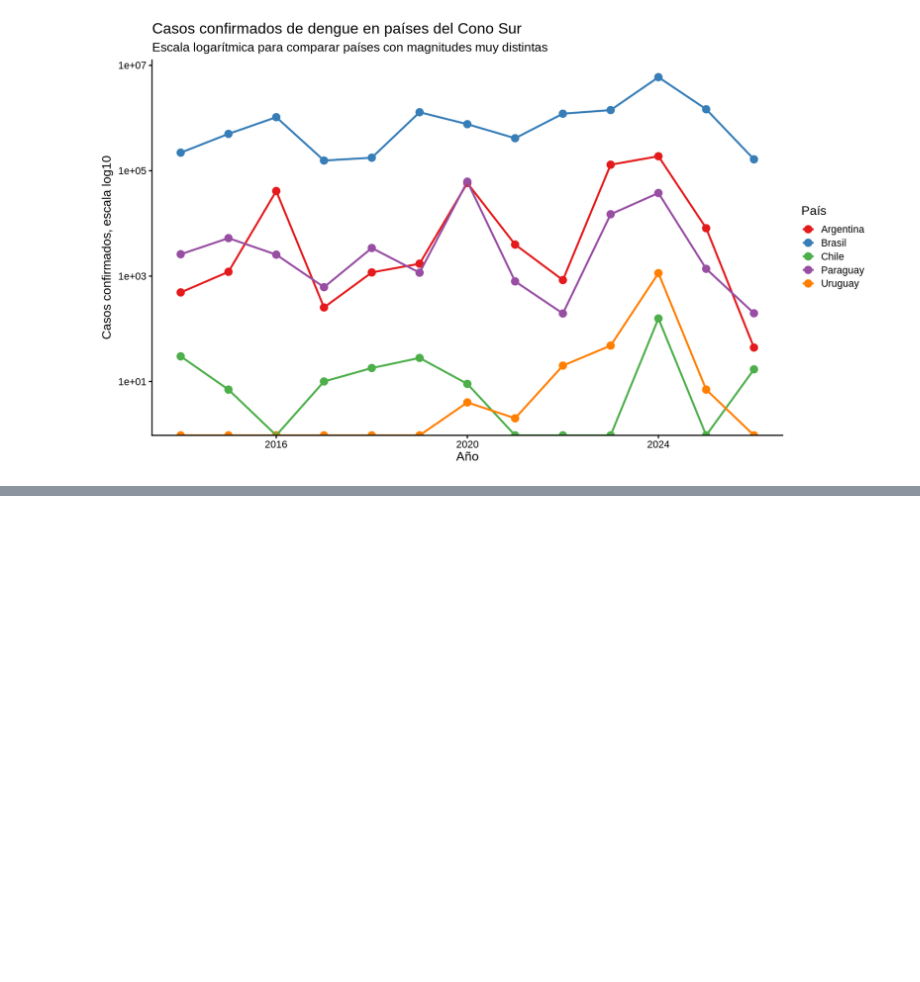
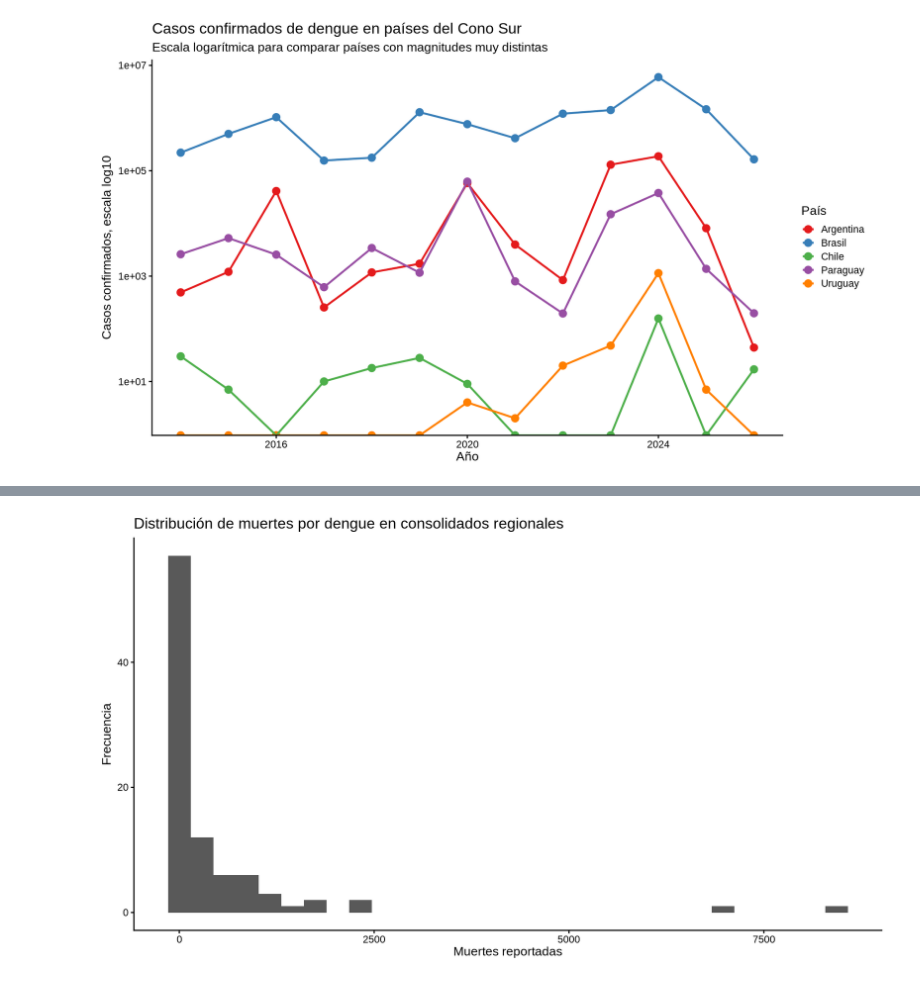
Before and after one commit to Merenguimona/act2_Adatos, a Jupyter notebook: NOTEBOOKS/EDA_DENGUE_AM.ipynb, the cells around one changed output, grey strips where cells are left out. Saved outputs shown, nothing was run; the diff lists cells and outputs as text; code cells hidden in the pictures; blank space fills up the shorter version.

```diff
--- a/NOTEBOOKS/EDA_DENGUE_AM.ipynb
+++ b/NOTEBOOKS/EDA_DENGUE_AM.ipynb
@@ -506,0 +539,9 @@ Warning message in scale_y_log10():
+# %%
+#===================================================
+# CREACIÓN DE BASE DE DATOS PARA ANÁLISIS REGIONALES
+#===================================================
+
+dengue_regional <- dengue_data %>%
+  filter(tipo_registro == "Consolidado regional")
+
+table(dengue_regional$country_sp)
@@ -506,0 +578,13 @@ Warning message in scale_y_log10():
+# %%
+# HISTOGRAMAS A NIVEL REGIONAL SOBRE MUERTES REPORTADAS POR DENGUE
+
+ggplot(dengue_regional, aes(x = deaths)) +
+  geom_histogram(bins = 30) +
+  labs(
+    title = "Distribución de muertes por dengue en consolidados regionales",
+    x = "Muertes reportadas",
+    y = "Frecuencia"
+  ) +
+  theme_classic(base_size = 16)
+# %% [output]
+[figure, added]
```
Also changed, not shown: parts of 16 cells of this notebook.
